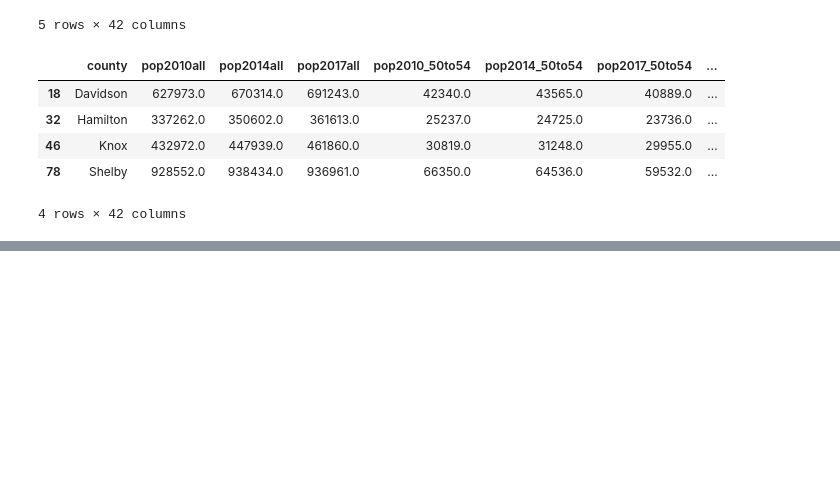
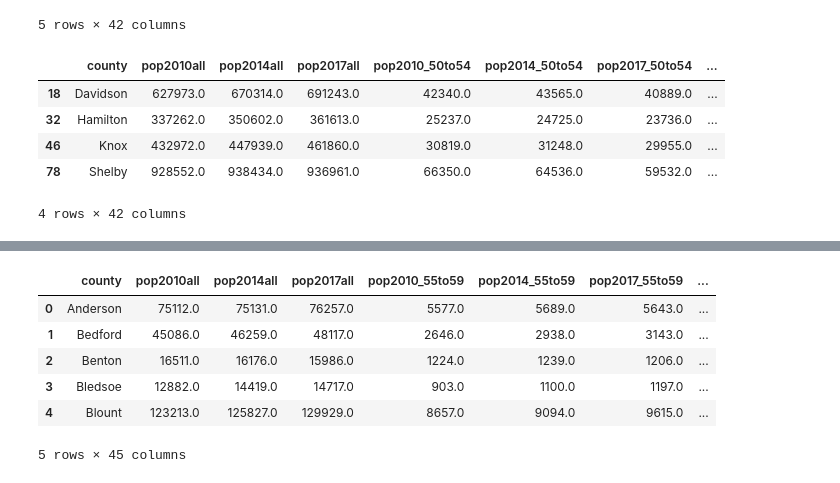
Before and after one commit to awillet/vanderbilt-aspire-data-essentials, a Jupyter notebook: get_data.ipynb, the cells around one changed output, grey strips where cells are left out. Cells and saved outputs as stored; diff of their text form; code cells hidden in the pictures; blank space fills up the shorter version.

Commit message:
working on total pop over 50

```diff
--- a/get_data.ipynb
+++ b/get_data.ipynb
@@ -714,0 +720,4 @@ pop_and_cancer[pop_and_cancer.hospice_count > 2]
+# %%
+pop_and_cancer['over_50_2010'] = pop_and_cancer['pop2010_50to54'] + pop_and_cancer['pop2010_55to59'] + pop_and_cancer['pop2010_60to64'] + pop_and_cancer['pop2010_65to69'] + pop_and_cancer['pop2010_70to74']
++ pop_and_cancer['pop2010_75to79'] + pop_and_cancer['pop2010_80to84'] + pop_and_cancer['pop2010_85over']
+pop_and_cancer['over_50_2010']
@@ -714,0 +742,4 @@ pop_and_cancer[pop_and_cancer.hospice_count > 2]
+# %%
+pop_and_cancer['over_50_2014'] = pop_and_cancer['pop2014_50to54'] + pop_and_cancer['pop2014_55to59']+ pop_and_cancer['pop2014_60to64']+ pop_and_cancer['pop2014_65to69'] + pop_and_cancer['pop2014_70to74']
++ pop_and_cancer['pop2014_75to79']+ pop_and_cancer['pop2014_80to84']+ pop_and_cancer['pop2014_85over']
+pop_and_cancer['over_50_2014']
@@ -714,0 +764,4 @@ pop_and_cancer[pop_and_cancer.hospice_count > 2]
+# %%
+pop_and_cancer['over_50_2017'] = pop_and_cancer['pop2017_50to54'] + pop_and_cancer['pop2017_55to59'] + pop_and_cancer['pop2017_60to64'] + pop_and_cancer['pop2017_65to69'] + pop_and_cancer['pop2017_70to74']
++ pop_and_cancer['pop2017_75to79'] + pop_and_cancer['pop2017_80to84']+ pop_and_cancer['pop2017_85over']
+pop_and_cancer['over_50_2017']
@@ -718,0 +885,13 @@ IndexError: only integers, slices (`:`), ellipsis (`...`), numpy.newaxis (`None`
+# %%
+data_50_54 = [col for col in pop_and_cancer.columns if '_50to54' in col]
+pop_and_cancer = pop_and_cancer.drop(data_50_54, axis = 1)
+# %%
+pop_and_cancer.head()
+# %% [output]
+|  | county | pop2010all | pop2014all | pop2017all | pop2010_55to59 | pop2014_55to59 | pop2017_55to59 | ... |
+| 0 | Anderson | 75112.0 | 75131.0 | 76257.0 | 5577.0 | 5689.0 | 5643.0 | ... |
+| 1 | Bedford | 45086.0 | 46259.0 | 48117.0 | 2646.0 | 2938.0 | 3143.0 | ... |
+| 2 | Benton | 16511.0 | 16176.0 | 15986.0 | 1224.0 | 1239.0 | 1206.0 | ... |
+| 3 | Bledsoe | 12882.0 | 14419.0 | 14717.0 | 903.0 | 1100.0 | 1197.0 | ... |
+| 4 | Blount | 123213.0 | 125827.0 | 129929.0 | 8657.0 | 9094.0 | 9615.0 | ... |
+5 rows × 45 columns
```
Also changed, not shown: parts of 27 cells of this notebook.
